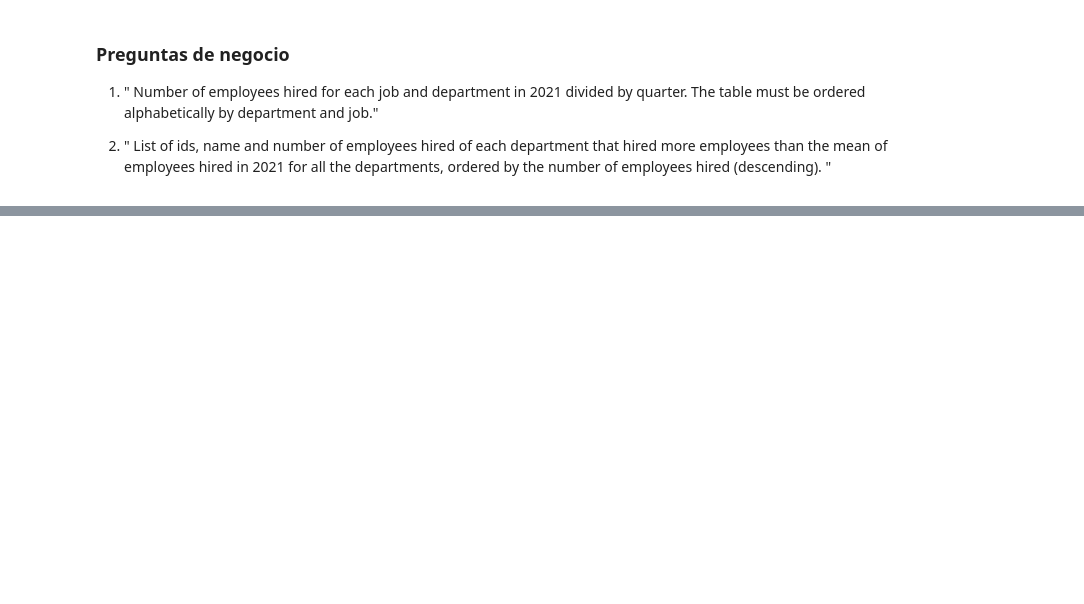
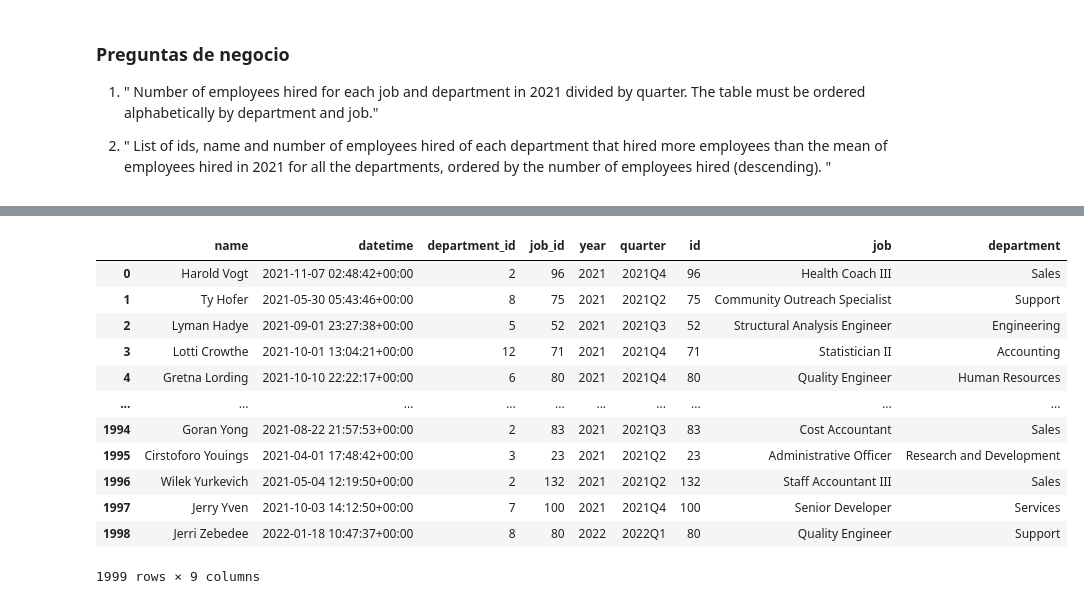
Before and after one commit to Alejandro-sin/Data_App, a Jupyter notebook: app/pipe/preprocess.ipynb, the cells around one changed output, grey strips where cells are left out. Cells and saved outputs as stored; diff of their text form; code cells hidden in the pictures; blank space fills up the shorter version.

Commit message:
Update:
Cleaning and data update

```diff
--- a/app/pipe/preprocess.ipynb
+++ b/app/pipe/preprocess.ipynb
@@ -79,0 +99,3 @@ grouped_df_sorted
+# %%
+jobs_df = pd.read_csv("../../data/bronce/jobs.csv")
+jobs_df
@@ -79,0 +116,2 @@ grouped_df_sorted
+# %%
+merged_df = pd.merge(cleaned_df, jobs_df, left_on='job_id', right_on='id', suffixes=('', '_job'))
@@ -79,0 +134,3 @@ grouped_df_sorted
+# %%
+departments_df = pd.read_csv("../../data/bronce/departments.csv", names = ["id", "department"], index_col=0)
+departments_df
@@ -79,0 +152,17 @@ grouped_df_sorted
+# %%
+merged_df = pd.merge(merged_df, departments_df, left_on='department_id', right_on='id', suffixes=('', '_department'))
+merged_df
+# %% [output]
+|  | name | datetime | department_id | job_id | year | quarter | id | job | department |
+| 0 | Harold Vogt | 2021-11-07 02:48:42+00:00 | 2 | 96 | 2021 | 2021Q4 | 96 | Health Coach III | Sales |
+| 1 | Ty Hofer | 2021-05-30 05:43:46+00:00 | 8 | 75 | 2021 | 2021Q2 | 75 | Community Outreach Specialist | Support |
+| 2 | Lyman Hadye | 2021-09-01 23:27:38+00:00 | 5 | 52 | 2021 | 2021Q3 | 52 | Structural Analysis Engineer | Engineering |
+| 3 | Lotti Crowthe | 2021-10-01 13:04:21+00:00 | 12 | 71 | 2021 | 2021Q4 | 71 | Statistician II | Accounting |
+| 4 | Gretna Lording | 2021-10-10 22:22:17+00:00 | 6 | 80 | 2021 | 2021Q4 | 80 | Quality Engineer | Human Resources |
+| ... | ... | ... | ... | ... | ... | ... | ... | ... | ... |
+| 1994 | Goran Yong | 2021-08-22 21:57:53+00:00 | 2 | 83 | 2021 | 2021Q3 | 83 | Cost Accountant | Sales |
+| 1995 | Cirstoforo Youings | 2021-04-01 17:48:42+00:00 | 3 | 23 | 2021 | 2021Q2 | 23 | Administrative Officer | Research and Development |
+| 1996 | Wilek Yurkevich | 2021-05-04 12:19:50+00:00 | 2 | 132 | 2021 | 2021Q2 | 132 | Staff Accountant III | Sales |
+| 1997 | Jerry Yven | 2021-10-03 14:12:50+00:00 | 7 | 100 | 2021 | 2021Q4 | 100 | Senior Developer | Services |
+| 1998 | Jerri Zebedee | 2022-01-18 10:47:37+00:00 | 8 | 80 | 2022 | 2022Q1 | 80 | Quality Engineer | Support |
+1999 rows × 9 columns
```
Also changed, not shown: parts of 10 cells of this notebook, 8 other files.
